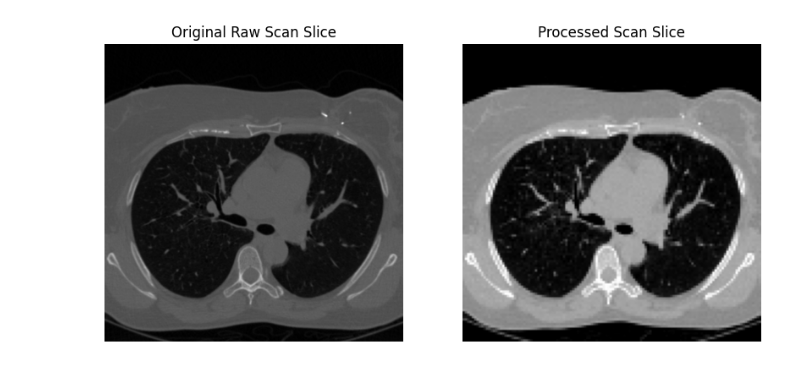
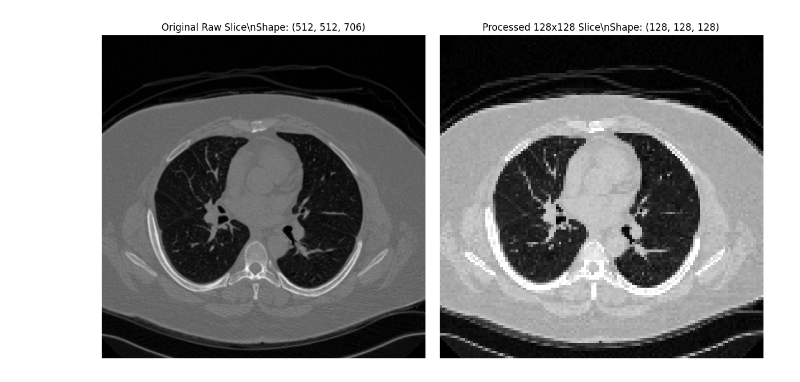
Before and after one commit to AkuSax/exhale-prediction-cvae, a Jupyter notebook: debug.ipynb, the cells around one changed output. Saved outputs shown, nothing was run; the diff lists cells and outputs as text; code cells hidden in the pictures.

```diff
--- a/debug.ipynb
+++ b/debug.ipynb
@@ -59,46 +3,64 @@ import nibabel as nib
 import numpy as np
 import matplotlib.pyplot as plt
 from pathlib import Path
+from scipy.ndimage import zoom
 
 # --- Configuration ---
-RAW_DATA_DIR = Path("/hot/COPDGene-1")
-PROCESSED_DATA_DIR = Path("/hot/Akul/exhale_pred_data")
-PATIENT_ID = "11358C"
+RAW_DATA_DIR = Path("/mnt/hot/public/COPDGene-1")
+PATIENT_ID = "15068N" # Example patient ID
+SCAN_TYPE = "INSP"
 
-# --- Load Data ---
+# --- REVERTED: Target shape for all scans ---
+TARGET_SHAPE = (128, 128, 128)
+
+# --- Processing Functions (from preprocess_data.py) ---
+def normalize_scan_percentile(scan_data: np.ndarray) -> np.ndarray:
+    min_bound = np.percentile(scan_data, 1)
+    max_bound = np.percentile(scan_data, 99)
+    if max_bound == min_bound:
+        return np.zeros(scan_data.shape, dtype=np.float32)
+    scan_data = np.clip(scan_data, min_bound, max_bound)
+    scan_data = (scan_data - min_bound) / (max_bound - min_bound)
+    return scan_data.astype(np.float32)
+
+# --- Load and Process the Scan ---
 try:
-    raw_path = RAW_DATA_DIR / f"{PATIENT_ID}_INSP_image.nii.gz"
+    raw_path = RAW_DATA_DIR / f"{PATIENT_ID}_{SCAN_TYPE}_image.nii.gz"
     raw_nii = nib.load(raw_path)
     raw_scan_3d = raw_nii.get_fdata()
 
-    processed_path = PROCESSED_DATA_DIR / "inhale" / f"{PATIENT_ID}.npy"
-    processed_scan_3d = np.load(processed_path)
-except FileNotFoundError as e:
-    print(f"Error loading files: {e}")
+    # Resize to 128x128x128
+    zoom_factors = [t / s for t, s in zip(TARGET_SHAPE, raw_scan_3d.shape)]
+    resized_scan_3d = zoom(raw_scan_3d, zoom_factors, order=1)
 
-# --- Print Statistics ---
-print(f"--- Raw Scan Stats ({PATIENT_ID}) ---")
-print(f"Shape: {raw_scan_3d.shape}")
-print(f"Min value: {raw_scan_3d.min():.2f}, Max value: {raw_scan_3d.max():.2f}\n")
+    # Normalize the resized scan
+    normalized_128 = normalize_scan_percentile(resized_scan_3d)
 
-print(f"--- Processed Scan Stats ({PATIENT_ID}) ---")
-print(f"Shape: {processed_scan_3d.shape}")
-print(f"Min value: {processed_scan_3d.min():.2f}, Max value: {processed_scan_3d.max():.2f}\n")
+    # --- Print Statistics ---
+    print(f"--- Original Scan Stats ({PATIENT_ID}) ---")
+    print(f"Shape: {raw_scan_3d.shape}")
+    print(f"Min/Max: {raw_scan_3d.min():.2f} / {raw_scan_3d.max():.2f}\\n")
 
-# --- Visualize Side-by-Side ---
-fig, axes = plt.subplots(1, 2, figsize=(10, 5))
+    print(f"--- Processed 128x128 Scan Stats ({PATIENT_ID}) ---")
+    print(f"Shape: {normalized_128.shape}")
+    print(f"Min/Max: {normalized_128.min():.2f} / {normalized_128.max():.2f}\\n")
 
-# Display raw scan slice (Axial view)
-raw_slice_idx = int(raw_scan_3d.shape[2] * 0.6)
-axes[0].imshow(raw_scan_3d[:, :, raw_slice_idx].T, cmap='gray')
-axes[0].set_title("Original Raw Scan Slice")
-axes[0].axis('off')
+    # --- Visualize the Comparison ---
+    fig, axes = plt.subplots(1, 2, figsize=(12, 6))
+    slice_idx_raw = int(raw_scan_3d.shape[2] * 0.6)
+    slice_idx_processed = int(normalized_128.shape[2] * 0.6)
 
-# Display processed scan slice (Axial view)
-processed_slice_idx = int(processed_scan_3d.shape[2] * 0.6)
-axes[1].imshow(processed_scan_3d[:, :, processed_slice_idx].T, cmap='gray') # Also add .T
-axes[1].set_title("Processed Scan Slice")
-axes[1].axis('off')
+    axes[0].imshow(raw_scan_3d[:, :, slice_idx_raw].T, cmap='gray')
+    axes[0].set_title(f"Original Raw Slice\\nShape: {raw_scan_3d.shape}")
+    axes[0].axis('off')
 
-plt.show()
+    axes[1].imshow(normalized_128[:, :, slice_idx_processed].T, cmap='gray')
+    axes[1].set_title(f"Processed 128x128 Slice\\nShape: {normalized_128.shape}")
+    axes[1].axis('off')
+
+    plt.tight_layout()
+    plt.show()
+
+except FileNotFoundError:
+    print(f"Error: Could not find the file for patient {PATIENT_ID}. Please check the ID and RAW_DATA_DIR path.")
 # %% [output]
@@ -112 +73 @@ Min value: 0.00, Max value: 1.00
-[figure, old version]
+[figure, new version]
```
Also changed, not shown: parts of 4 cells of this notebook, 3 other files.
